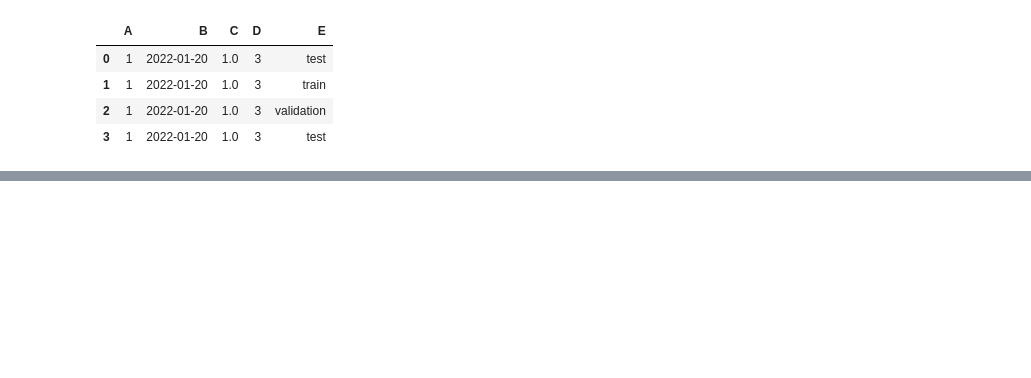
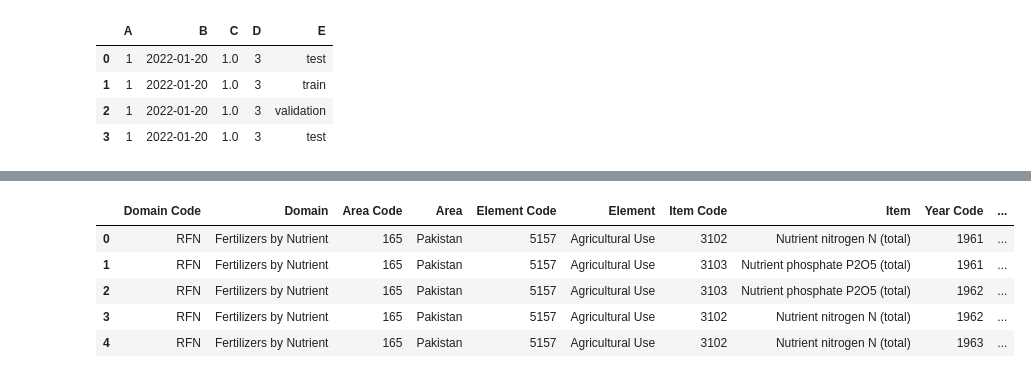
Before and after one commit to sartajbalti/Python_ka_Chilla, a Jupyter notebook: SartajAhmedPythokChilla/Fist VS jyupter.ipynb, the cells around one changed output, grey strips where cells are left out. Cells and saved outputs as stored; diff of their text form; code cells hidden in the pictures; blank space fills up the shorter version.

```diff
--- a/SartajAhmedPythokChilla/Fist VS jyupter.ipynb
+++ b/SartajAhmedPythokChilla/Fist VS jyupter.ipynb
@@ -50,0 +154,10 @@ df2
+# %%
+faos = sns.load_dataset("fao")
+faos.head(5)
+# %% [output]
+|  | Domain Code | Domain | Area Code | Area | Element Code | Element | Item Code | Item | Year Code | ... |
+| 0 | RFN | Fertilizers by Nutrient | 165 | Pakistan | 5157 | Agricultural Use | 3102 | Nutrient nitrogen N (total) | 1961 | ... |
+| 1 | RFN | Fertilizers by Nutrient | 165 | Pakistan | 5157 | Agricultural Use | 3103 | Nutrient phosphate P2O5 (total) | 1961 | ... |
+| 2 | RFN | Fertilizers by Nutrient | 165 | Pakistan | 5157 | Agricultural Use | 3103 | Nutrient phosphate P2O5 (total) | 1962 | ... |
+| 3 | RFN | Fertilizers by Nutrient | 165 | Pakistan | 5157 | Agricultural Use | 3102 | Nutrient nitrogen N (total) | 1962 | ... |
+| 4 | RFN | Fertilizers by Nutrient | 165 | Pakistan | 5157 | Agricultural Use | 3102 | Nutrient nitrogen N (total) | 1963 | ... |
```
Also changed, not shown: parts of 13 cells of this notebook, 3 other files.
